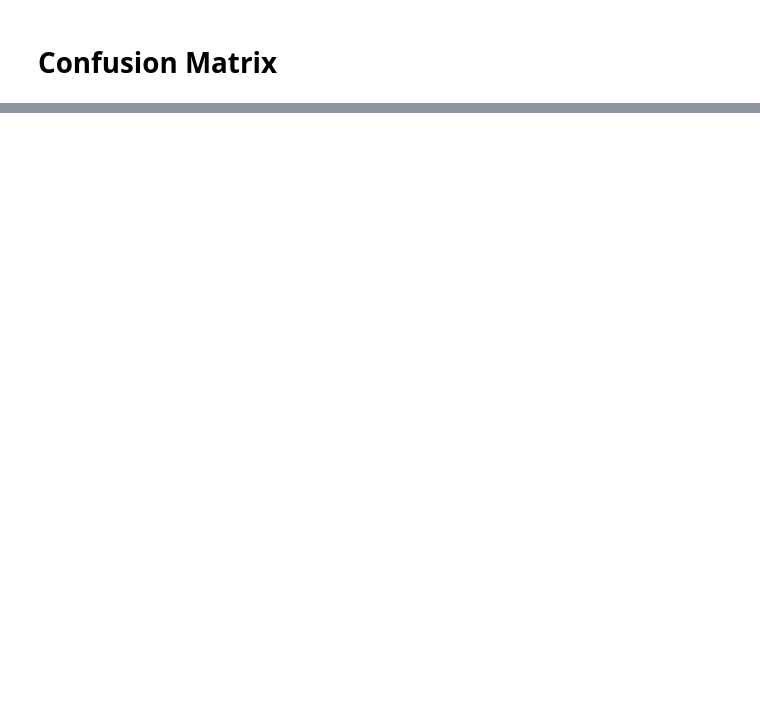
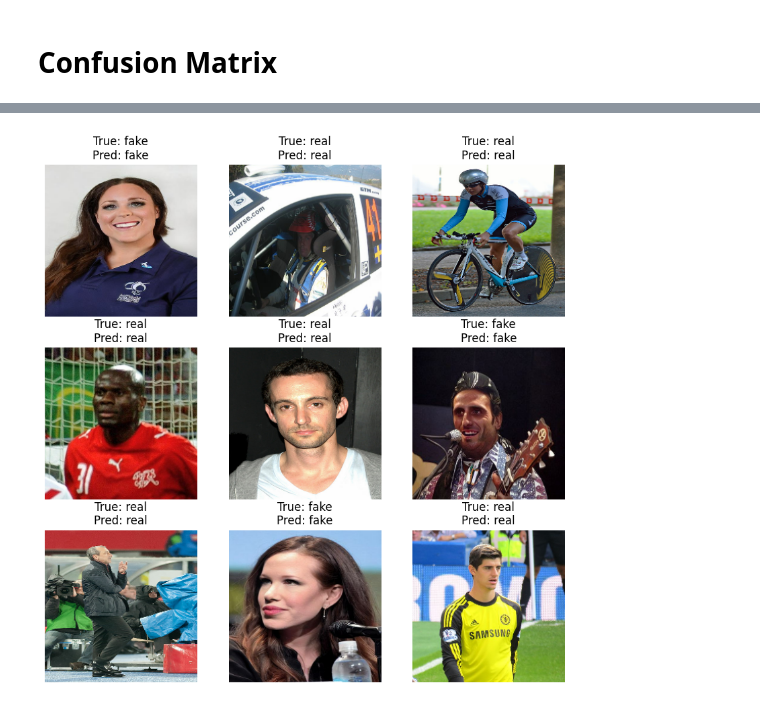
Before and after one commit to mpanc008/final_project_cai4203, a Jupyter notebook: final.ipynb, the cells around one changed output, grey strips where cells are left out. Drawn from its saved outputs; the diff is of its cells as text; code cells hidden in the pictures; blank space fills up the shorter version.

```diff
--- a/final.ipynb
+++ b/final.ipynb
@@ -382 +428,18 @@ F1 score (Refined Model):  [0.99623691 0.99609375]
 [figure]
+# %%
+# --------- DISPLAY IMAGES WITH PREDICTIONS ---------
+
+for images, labels in val_ds.take(1):
+    predictions = refined_model.predict(images)
+    predicted_labels = np.argmax(predictions, axis=1)
+    true_labels = np.argmax(labels.numpy(), axis=1)
+
+    # Display a few images with predictions
+    plt.figure(figsize=(10, 10))
+    for i in range(9):
+        ax = plt.subplot(3, 3, i + 1)
+        plt.imshow(images[i].numpy())
+        plt.title(f"True: {class_names[true_labels[i]]}\nPred: {class_names[predicted_labels[i]]}")
+        plt.axis("off")
+    plt.show()
+# %% [output]
@@ -382,0 +447 @@ F1 score (Refined Model):  [0.99623691 0.99609375]
+[figure, added]
```
Also changed, not shown: parts of 9 cells of this notebook.
